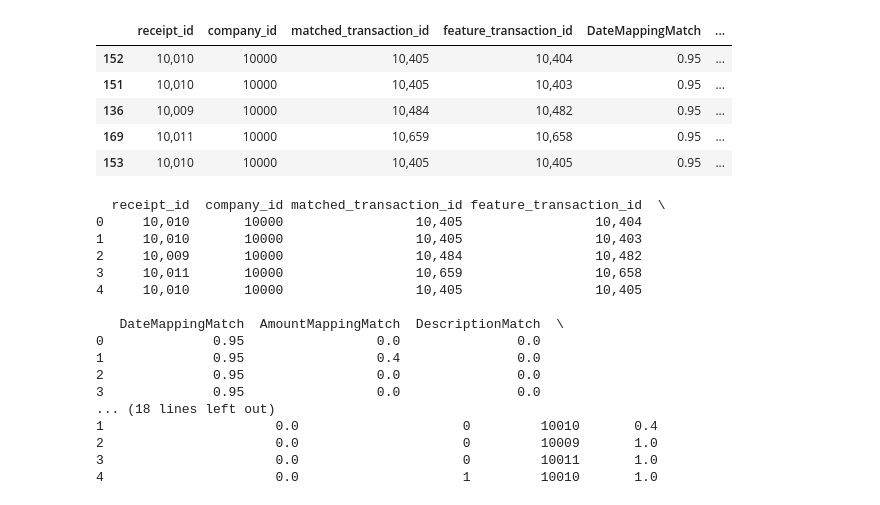
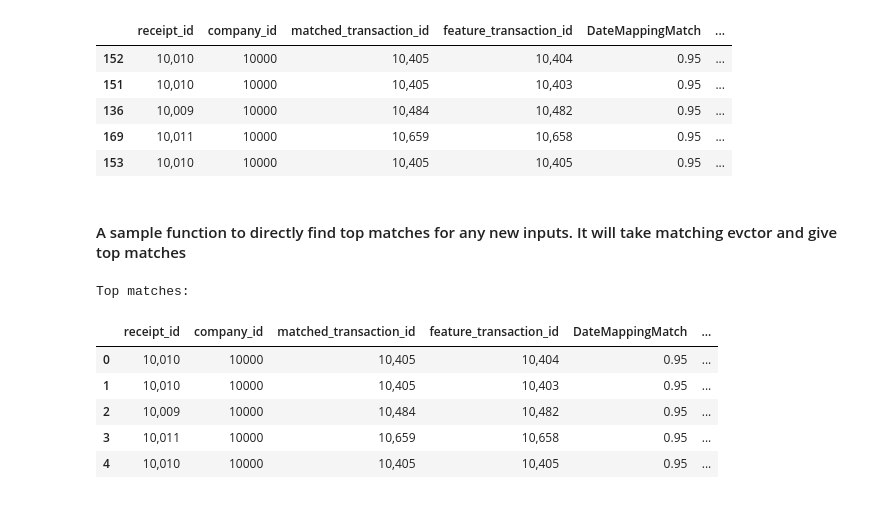
Before and after one commit to saiv94/receipt_matching, a Jupyter notebook: knn.ipynb, the cells around one changed output. Saved outputs shown, nothing was run; the diff lists cells and outputs as text; code cells hidden in the pictures.

```diff
--- a/knn.ipynb
+++ b/knn.ipynb
@@ -8,6 +12,6 @@ import json
 # %%
 pd.set_option("display.max_rows", None)
-df = pd.read_csv('data_interview_test.csv',sep=':')
+df = pd.read_csv('data.csv',sep=':')
 df.head()
 # %% [output]
 |  | receipt_id | company_id | matched_transaction_id | feature_transaction_id | DateMappingMatch | ... |
@@ -111,6 +125,8 @@ df.iloc[k,:]
 | 136 | 10,009 | 10000 | 10,484 | 10,482 | 0.95 | ... |
 | 169 | 10,011 | 10000 | 10,659 | 10,658 | 0.95 | ... |
 | 153 | 10,010 | 10000 | 10,405 | 10,405 | 0.95 | ... |
+# %% [markdown]
+#### A sample function to directly find top matches for any new inputs. It will take matching evctor and give top matches
 # %%
 def get_top_matches(sample_data):
     dist,ind = kdt.query(pd.json_normalize(sample_data),k = 5)
@@ -120,37 +136,28 @@ def get_top_matches(sample_data):
 # %%
 
 sample_data = json.loads(df1[152:153].to_json(orient='records'))[0]
 sample_data_1 = {'receipt_id_1': 10010,
  'company_id': 10000,
  'TransactionIdMapping': 0,
  'DateMappingMatch': 0.95,
  'AmountMappingMatch': 0.0,
  'DescriptionMatch': 0.0,
  'DifferentPredictedTime': 1.0,
  'TimeMappingMatch': 0.0,
  'PredictedNameMatch': 0.0,
  'ShortNameMatch': 0.0,
  'DifferentPredictedDate': 0.0,
  'PredictedAmountMatch': 0.0,
  'PredictedTimeCloseMatch': 0.0}
 
 res = get_top_matches(sample_data_1)
-print(res)
+print('Top matches:')
+res
 # %% [output]
-  receipt_id  company_id matched_transaction_id feature_transaction_id  \
-0     10,010       10000                 10,405                 10,404
-1     10,010       10000                 10,405                 10,403
-2     10,009       10000                 10,484                 10,482
-3     10,011       10000                 10,659                 10,658
-4     10,010       10000                 10,405                 10,405
-
-   DateMappingMatch  AmountMappingMatch  DescriptionMatch  \
-0              0.95                 0.0               0.0
-1              0.95                 0.4               0.0
-2              0.95                 0.0               0.0
-3              0.95                 0.0               0.0
-... (18 lines left out)
-1                      0.0                     0         10010       0.4
-2                      0.0                     0         10009       1.0
-3                      0.0                     0         10011       1.0
-4                      0.0                     1         10010       1.0
+Top matches:
+|  | receipt_id | company_id | matched_transaction_id | feature_transaction_id | DateMappingMatch | ... |
+| 0 | 10,010 | 10000 | 10,405 | 10,404 | 0.95 | ... |
+| 1 | 10,010 | 10000 | 10,405 | 10,403 | 0.95 | ... |
+| 2 | 10,009 | 10000 | 10,484 | 10,482 | 0.95 | ... |
+| 3 | 10,011 | 10000 | 10,659 | 10,658 | 0.95 | ... |
+| 4 | 10,010 | 10000 | 10,405 | 10,405 | 0.95 | ... |
```
Also changed, not shown: parts of 7 cells of this notebook, 1 other file.
